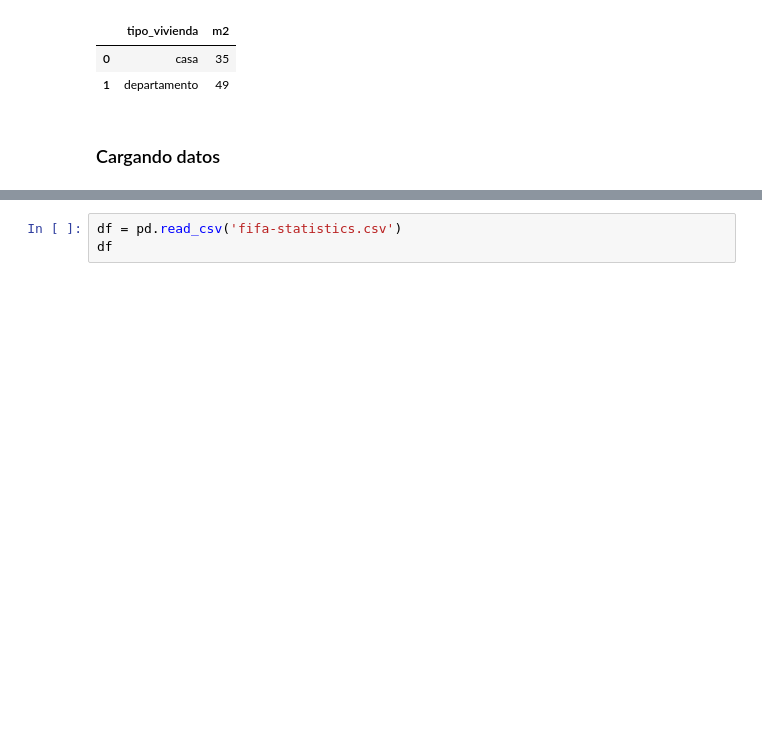
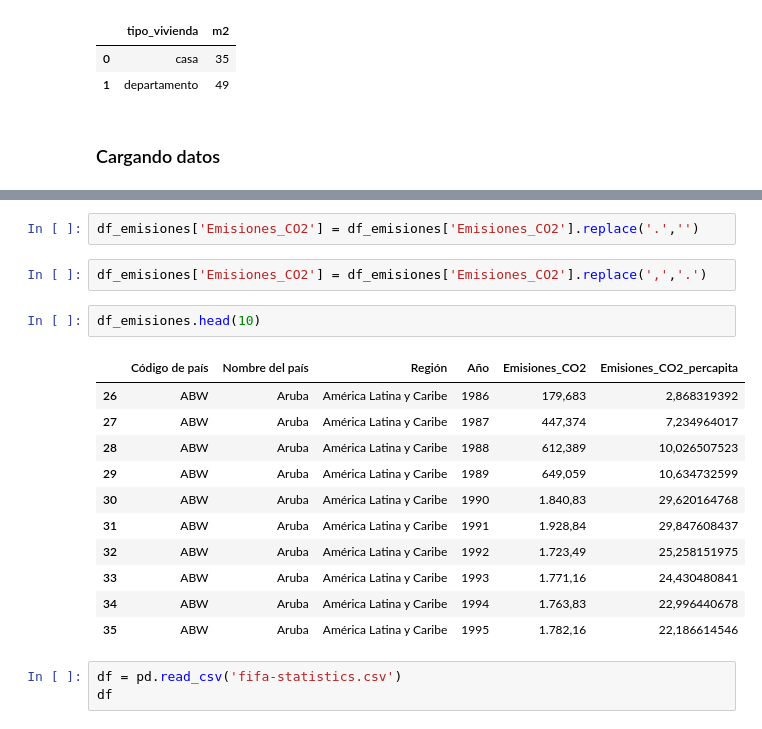
Before and after one commit to rg273/Data-Science, a Jupyter notebook: Clase 04/Homework_04_1.ipynb, the cells around one changed output, grey strips where cells are left out. Cells and saved outputs as stored; diff of their text form; blank space fills up the shorter version.

```diff
--- a/Clase 04/Homework_04_1.ipynb
+++ b/Clase 04/Homework_04_1.ipynb
@@ -457,3 +555,21 @@ df
+# %%
+df_emisiones['Emisiones_CO2'] = df_emisiones['Emisiones_CO2'].replace('.','')
+# %%
+df_emisiones['Emisiones_CO2'] = df_emisiones['Emisiones_CO2'].replace(',','.')
+# %%
+df_emisiones.head(10)
+# %% [output]
+|  | Código de país | Nombre del país | Región | Año | Emisiones_CO2 | Emisiones_CO2_percapita |
+| 26 | ABW | Aruba | América Latina y Caribe | 1986 | 179,683 | 2,868319392 |
+| 27 | ABW | Aruba | América Latina y Caribe | 1987 | 447,374 | 7,234964017 |
+| 28 | ABW | Aruba | América Latina y Caribe | 1988 | 612,389 | 10,026507523 |
+| 29 | ABW | Aruba | América Latina y Caribe | 1989 | 649,059 | 10,634732599 |
+| 30 | ABW | Aruba | América Latina y Caribe | 1990 | 1.840,83 | 29,620164768 |
+| 31 | ABW | Aruba | América Latina y Caribe | 1991 | 1.928,84 | 29,847608437 |
+| 32 | ABW | Aruba | América Latina y Caribe | 1992 | 1.723,49 | 25,258151975 |
+| 33 | ABW | Aruba | América Latina y Caribe | 1993 | 1.771,16 | 24,430480841 |
+| 34 | ABW | Aruba | América Latina y Caribe | 1994 | 1.763,83 | 22,996440678 |
+| 35 | ABW | Aruba | América Latina y Caribe | 1995 | 1.782,16 | 22,186614546 |
 # %%
 df = pd.read_csv('fifa-statistics.csv')
 df
```
Also changed, not shown: parts of 14 cells of this notebook, 12 other files.
